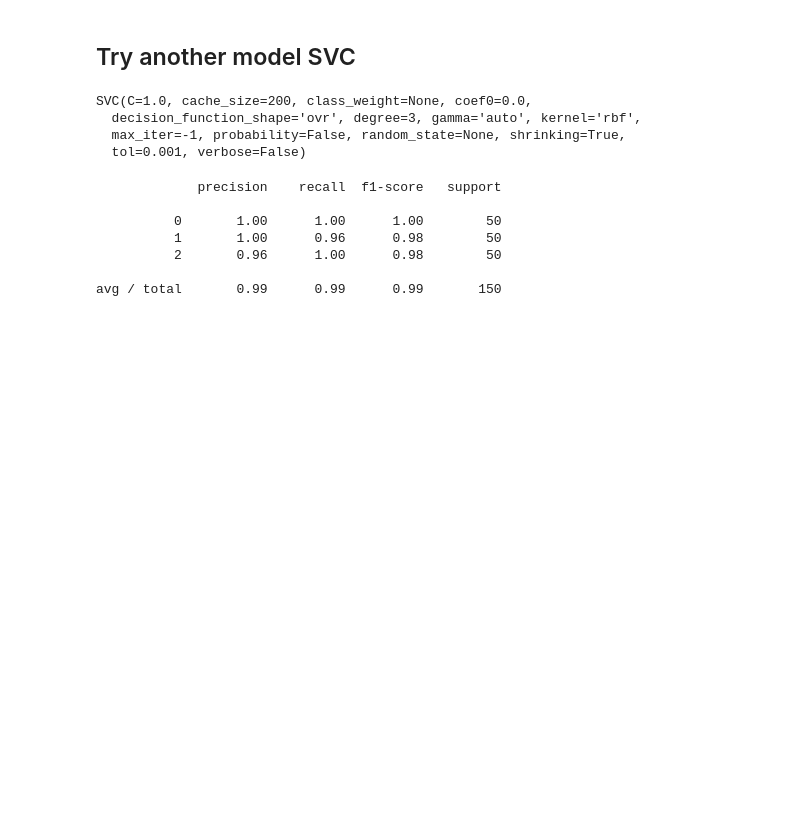
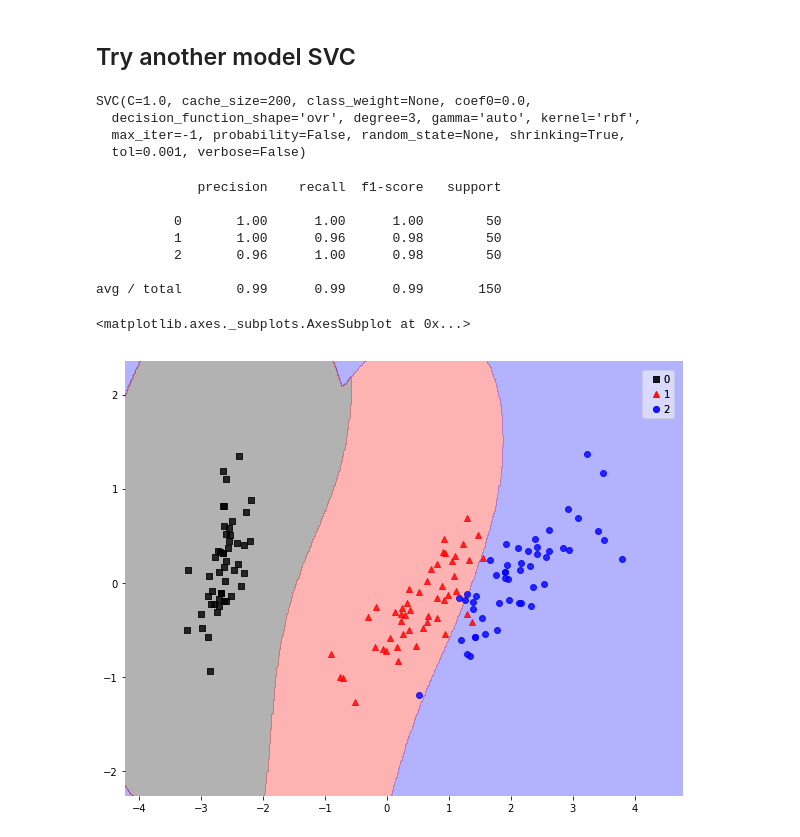
Before and after one commit to Qian-Jessie/sklearn_classification_exercise, a Jupyter notebook: sklearn_classification_Iris.ipynb, the cells around one changed output. Cells and saved outputs as stored; diff of their text form; code cells hidden in the pictures; blank space fills up the shorter version.

```diff
--- a/sklearn_classification_Iris.ipynb
+++ b/sklearn_classification_Iris.ipynb
@@ -174,3 +174,14 @@ print (metrics.classification_report(expected, predicted))
           2       0.96      1.00      0.98        50
 
 avg / total       0.99      0.99      0.99       150
+# %%
+from sklearn.decomposition import PCA
+pca = PCA(n_components=2)
+x_t = pca.fit_transform(X)
+model.fit(x_t, y)
+fig = plt.figure(figsize=(10,8))
+
+utils.plot_decision_regions(x_t, y, model)
+# %% [output]
+<matplotlib.axes._subplots.AxesSubplot at 0x...>
+[figure, added]
```
Also changed, not shown: parts of 2 cells of this notebook, 1 other file.
